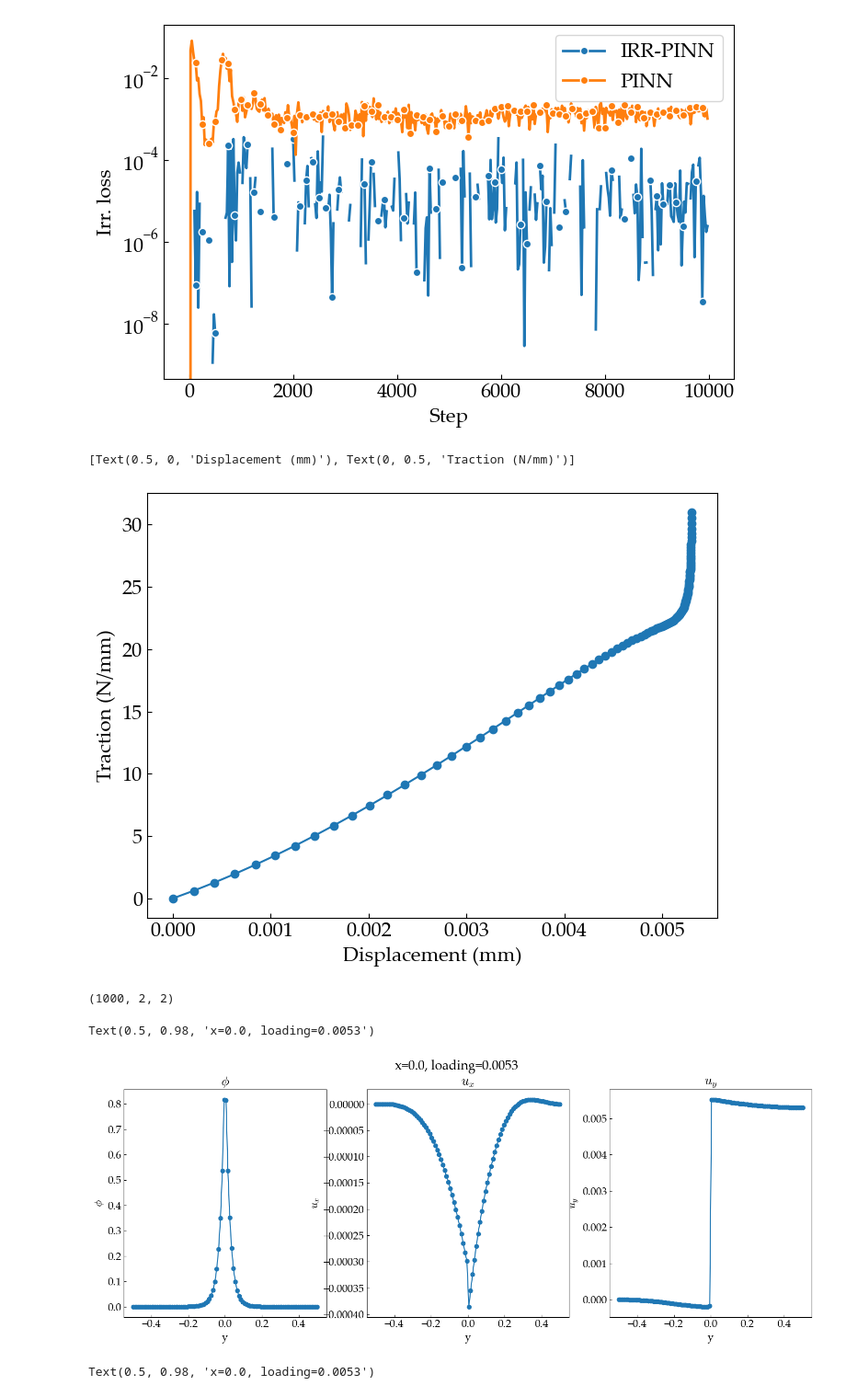
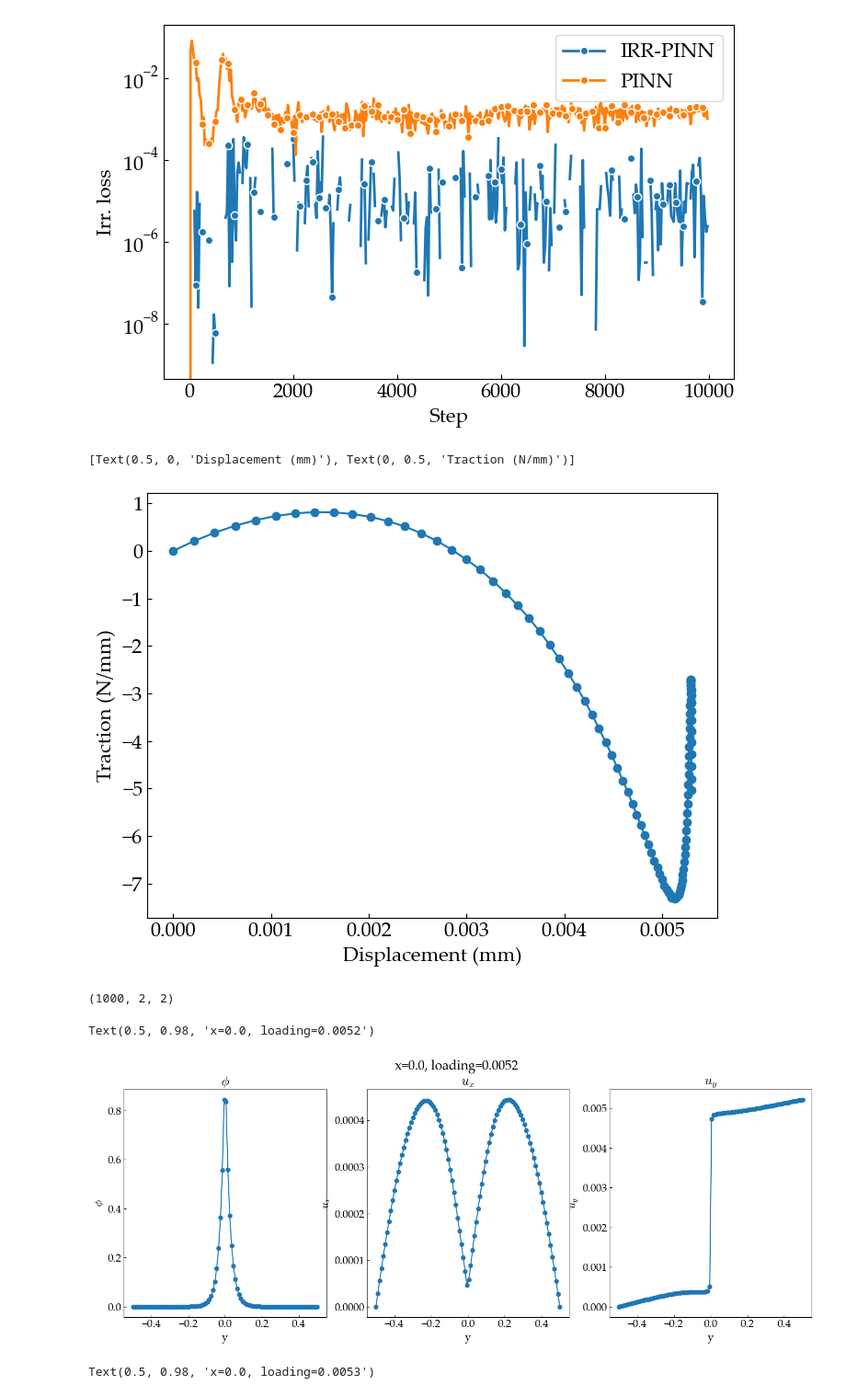
Before and after one commit to NanxiiChen/irr-pinn, a Jupyter notebook: examples/fracture/eval.ipynb, the cells around one changed output. Shown at 92% size. Cells and saved outputs as stored; diff of their text form; code cells hidden in the pictures.

Commit message:
Update fracture

```diff
--- a/examples/fracture/eval.ipynb
+++ b/examples/fracture/eval.ipynb
@@ -47,7 +47,7 @@ ckpt = ocp.StandardCheckpointer()
 # state = ckpt.restore("/root/autodl-tmp/tf-logs/fracture/irr/717-irr_only_pf-no_causal/model-13000/")
 # state = ckpt.restore("/root/autodl-tmp/tf-logs/fracture/irr/0717-baseline-10k/model-10000/")
 # state = ckpt.restore("/root/autodl-tmp/tf-logs/fracture/irr/0722-baseline-7k/model-7000/")
-state = ckpt.restore("/root/autodl-tmp/tf-logs/fracture/irr/2025-09-14-19-27-41/model-13000/")
+state = ckpt.restore("/root/autodl-tmp/tf-logs/fracture/irr/2025-09-14-21-24-18/model-7000/")
 state_noirr = ckpt.restore("/root/autodl-tmp/tf-logs/fracture/noirr/baseline2/model-7000/")
 
 params = state["params"]
@@ -203,16 +203,16 @@ ax.set(
 )
 # %% [output]
 [Text(0.5, 0, 'Displacement (mm)'), Text(0, 0.5, 'Traction (N/mm)')]
-[figure, old version]
+[figure, new version]
 # %%
 sigma.shape
 # %% [output]
 (1000, 2, 2)
 # %%
 ys = jnp.linspace(-0.5, 0.5, 100)
-xs = jnp.ones_like(ys) * (-0.5)
+xs = jnp.ones_like(ys) * (-0.)
 slice_mesh = jnp.stack([xs, ys], axis=1)
-tic = 0.9
+tic = 0.6
 t = jnp.ones_like(slice_mesh[:, 0]) * tic
 t = t.reshape(-1, 1)
 phi, disp = vmap(
@@ -222,35 +222,35 @@ disp_loading = cfg.loading(tic)
 
 # fig, ax = plt.subplots(figsize=(6, 4))
 fig, axes = plt.subplots(1, 3, figsize=(18, 6))
 ax = axes[0]
 ax.plot(ys, phi, label="displacement", marker="o",)
 ax.set(
     xlabel="y",
     ylabel=r"$\phi$",
     title=r"$\phi$",
 )
 
 ax = axes[1]
 ax.plot(ys, disp[:, 0], label="displacement", marker="o",)
 ax.set(
     xlabel="y",
     ylabel=r"$u_x$",
     title=r"$u_x$",
 )
 
 ax = axes[2]
 ax.plot(ys, disp[:, 1], label="displacement", marker="o",)
 ax.set(
     xlabel="y",
     ylabel=r"$u_y$",
     title=r"$u_y$",
 )
 
 
 fig.suptitle(f"x=0.0, loading={disp_loading:.4f}")
 # %% [output]
-Text(0.5, 0.98, 'x=0.0, loading=0.0053')
+Text(0.5, 0.98, 'x=0.0, loading=0.0052')
-[figure, old version]
+[figure, new version]
 # %%
 xs = jnp.linspace(-0.5, 0.5, 1000)
 ys = jnp.ones_like(ys) * (0.5)
```
Also changed, not shown: parts of 1 cell of this notebook, 3 other files.
